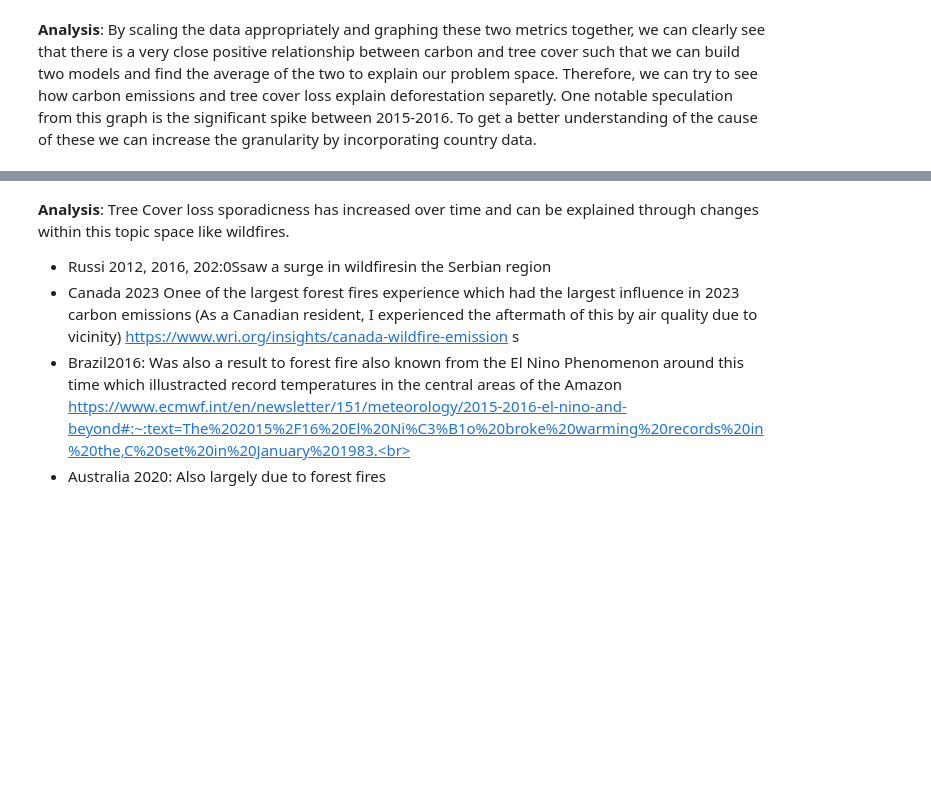
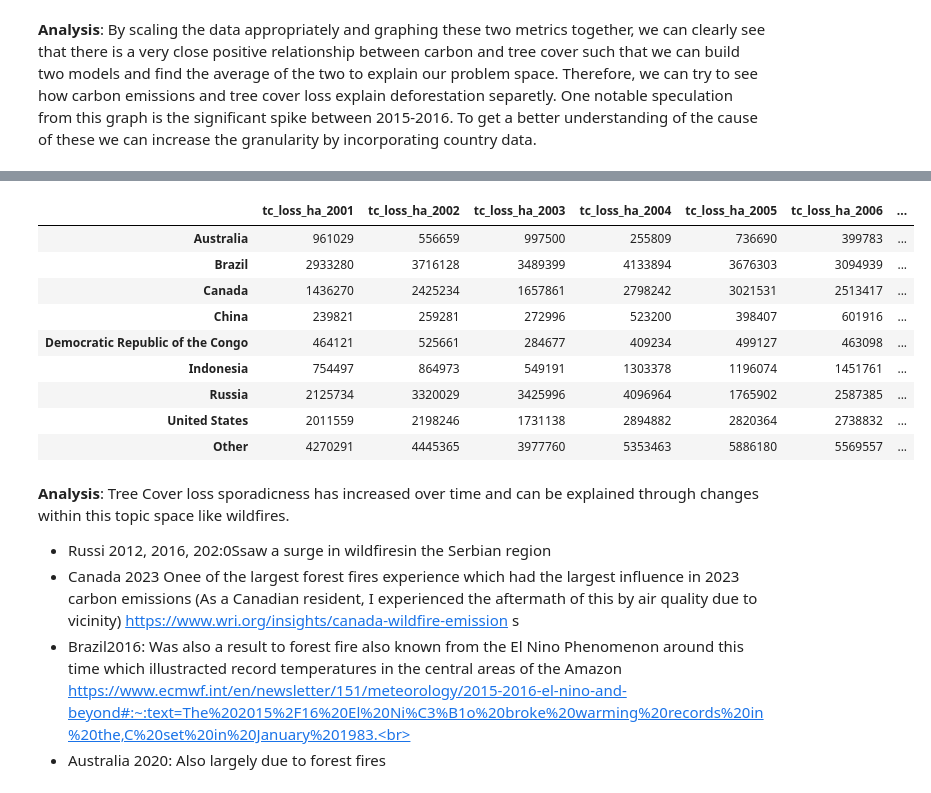
Before and after one commit to JustJames7/capstone_template, a Jupyter notebook: notebooks/Capstone_Intro_EDA.ipynb, the cells around one changed output, grey strips where cells are left out. Cells and saved outputs as stored; diff of their text form; code cells hidden in the pictures; blank space fills up the shorter version.

```diff
--- a/notebooks/Capstone_Intro_EDA.ipynb
+++ b/notebooks/Capstone_Intro_EDA.ipynb
@@ -557,3 +576,17 @@ plt.show()
+# %%
+# Closer look at the top country values and other
+rel_country_data.head(10)
+# %% [output]
+|  | tc_loss_ha_2001 | tc_loss_ha_2002 | tc_loss_ha_2003 | tc_loss_ha_2004 | tc_loss_ha_2005 | tc_loss_ha_2006 | ... |
+| Australia | 961029 | 556659 | 997500 | 255809 | 736690 | 399783 | ... |
+| Brazil | 2933280 | 3716128 | 3489399 | 4133894 | 3676303 | 3094939 | ... |
+| Canada | 1436270 | 2425234 | 1657861 | 2798242 | 3021531 | 2513417 | ... |
+| China | 239821 | 259281 | 272996 | 523200 | 398407 | 601916 | ... |
+| Democratic Republic of the Congo | 464121 | 525661 | 284677 | 409234 | 499127 | 463098 | ... |
+| Indonesia | 754497 | 864973 | 549191 | 1303378 | 1196074 | 1451761 | ... |
+| Russia | 2125734 | 3320029 | 3425996 | 4096964 | 1765902 | 2587385 | ... |
+| United States | 2011559 | 2198246 | 1731138 | 2894882 | 2820364 | 2738832 | ... |
+| Other | 4270291 | 4445365 | 3977760 | 5353463 | 5886180 | 5569557 | ... |
 # %% [markdown]
 **Analysis**:
 Tree Cover loss sporadicness has increased over time and can be explained through changes within this topic space like wildfires.
```
Also changed, not shown: parts of 14 cells of this notebook.
